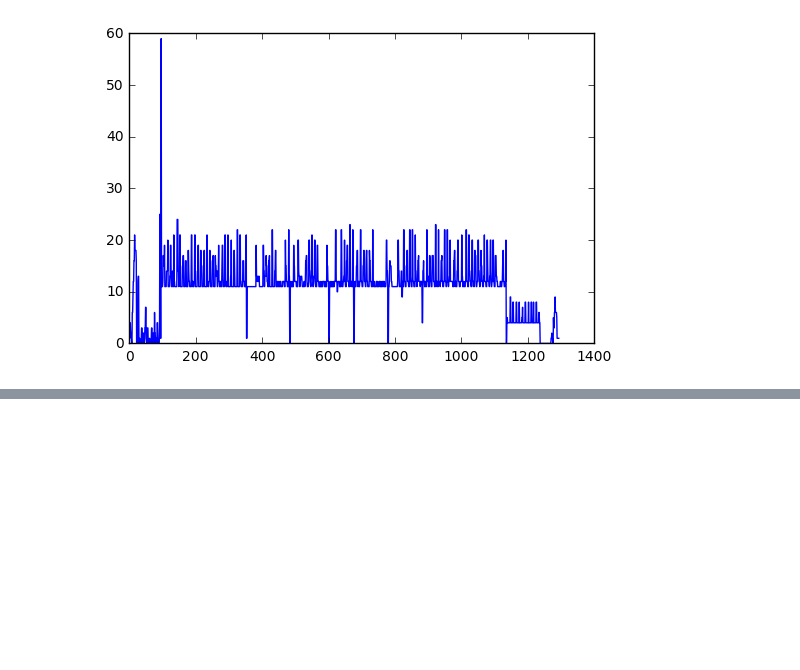
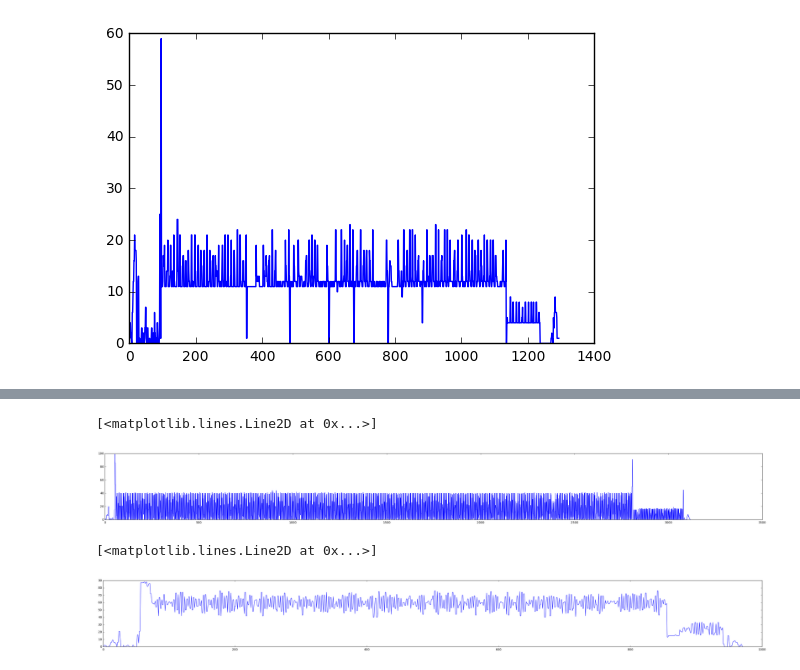
Before and after one commit to stratospark/keras-multiprocess-image-data-generator, a Jupyter notebook: nvidia-gpu-monitor.ipynb, the cells around one changed output, grey strips where cells are left out. Drawn from its saved outputs; the diff is of its cells as text; code cells hidden in the pictures; blank space fills up the shorter version.

```diff
--- a/nvidia-gpu-monitor.ipynb
+++ b/nvidia-gpu-monitor.ipynb
@@ -37,7 +89,8 @@ while True:
     try:
         dt = datetime.datetime.now()
         util = gpu_info()
-        utils.append([dt] + [x[2] for x in util])
+        cpu_percent = psutil.cpu_percent()
+        utils.append([dt] + [x[2] for x in util] + [cpu_percent])
 #         # Don't plot anything on the first pass
 #         if len(utils) == 1:
 #             continue
@@ -142,3 +230,16 @@ plt.plot([u[1] for u in utils])
+# %%
+#single threaded
+fig, ax = plt.subplots(1, 1, figsize=(40, 4))
+ax.plot([u[1] for u in utils])
+# %% [output]
+[<matplotlib.lines.Line2D at 0x...>]
+[figure, added]
+# %%
+fig, ax = plt.subplots(1, 1, figsize=(40, 4))
+ax.plot([u[1] for u in utils])
+# %% [output]
+[<matplotlib.lines.Line2D at 0x...>]
+[figure, added]
 # %%
 ax = df.plot();
 vals = ax.get_yticks();
```
Also changed, not shown: parts of 14 cells of this notebook, 5 other files.
